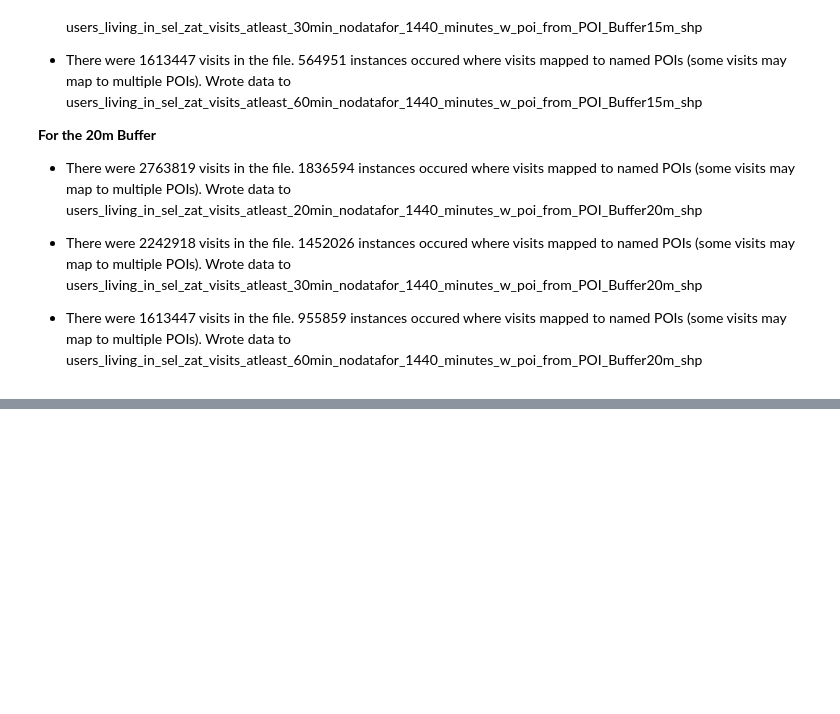
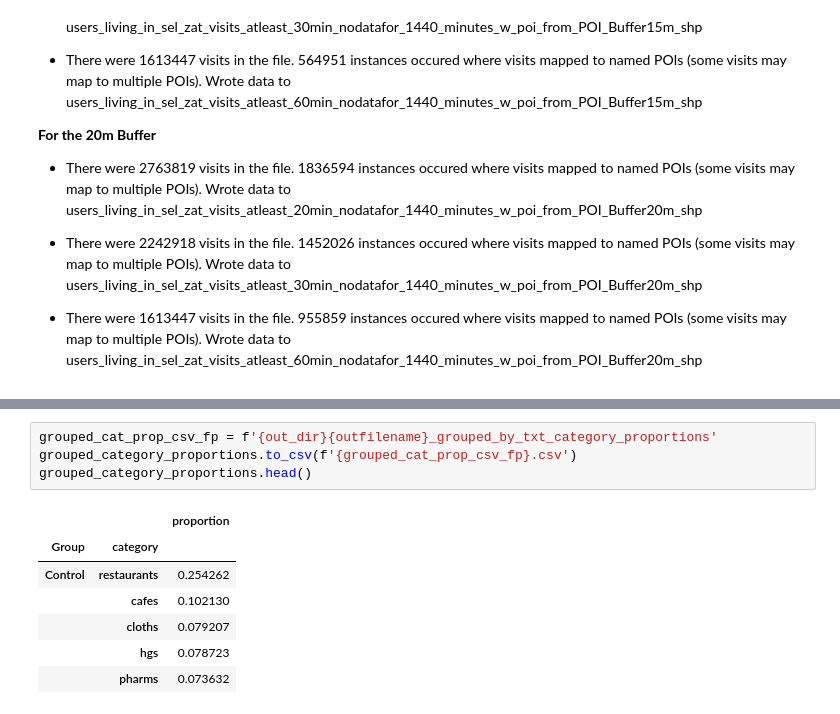
Before and after one commit to spur-eth/mobile_data_colombia, a Jupyter notebook: code/visit_analysis.ipynb, the cells around one changed output, grey strips where cells are left out. Drawn from its saved outputs; the diff is of its cells as text; blank space fills up the shorter version.

```diff
--- a/code/visit_analysis.ipynb
+++ b/code/visit_analysis.ipynb
@@ -117,0 +140,12 @@ for i in tqdm(range(0,len(visit_durations)), desc=f'Mapping and writing user vis
+# %%
+grouped_cat_prop_csv_fp = f'{out_dir}{outfilename}_grouped_by_txt_category_proportions'
+grouped_category_proportions.to_csv(f'{grouped_cat_prop_csv_fp}.csv')
+grouped_category_proportions.head()
+# %% [output]
+|  |  | proportion |
+| Group | category |  |
+| Control | restaurants | 0.254262 |
+|  | cafes | 0.102130 |
+|  | cloths | 0.079207 |
+|  | hgs | 0.078723 |
+|  | pharms | 0.073632 |
```
Also changed, not shown: parts of 10 cells of this notebook.
